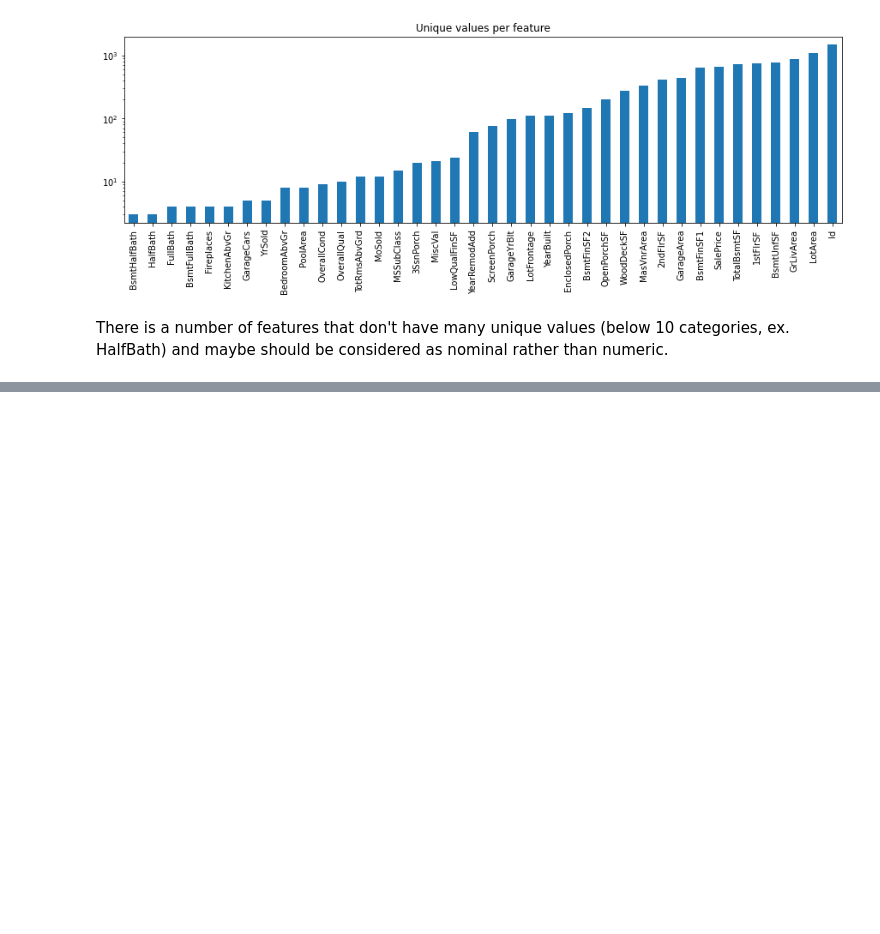
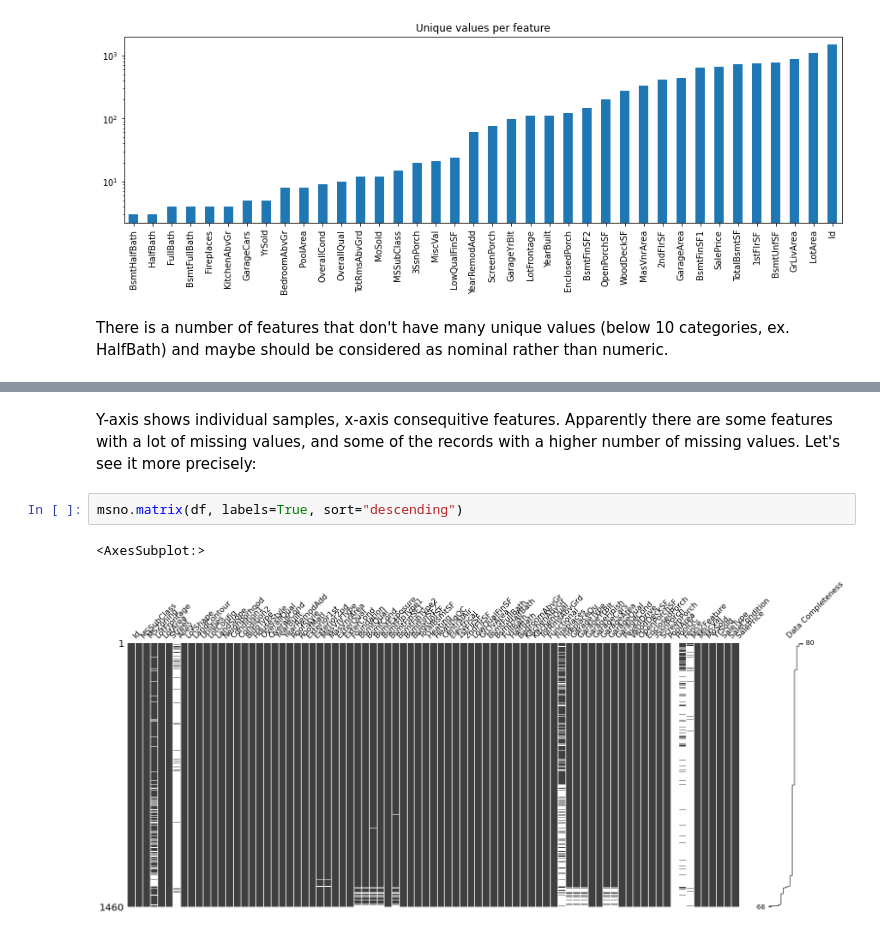
Before and after one commit to patrycja-naumczyk/Kaggle_housePrice, a Jupyter notebook: EDA1.ipynb, the cells around one changed output, grey strips where cells are left out. Saved outputs shown, nothing was run; the diff lists cells and outputs as text; blank space fills up the shorter version.

```diff
--- a/EDA1.ipynb
+++ b/EDA1.ipynb
@@ -103,0 +122,7 @@ df["FullBath"].nunique()
+# %% [markdown]
+Y-axis shows individual samples, x-axis consequitive features. Apparently there are some features with a lot of missing values, and some of the records with a higher number of missing values. Let's see it more precisely:
+# %%
+msno.matrix(df, labels=True, sort="descending")
+# %% [output]
+<AxesSubplot:>
+[figure, added]
```
Also changed, not shown: parts of 25 cells of this notebook.
